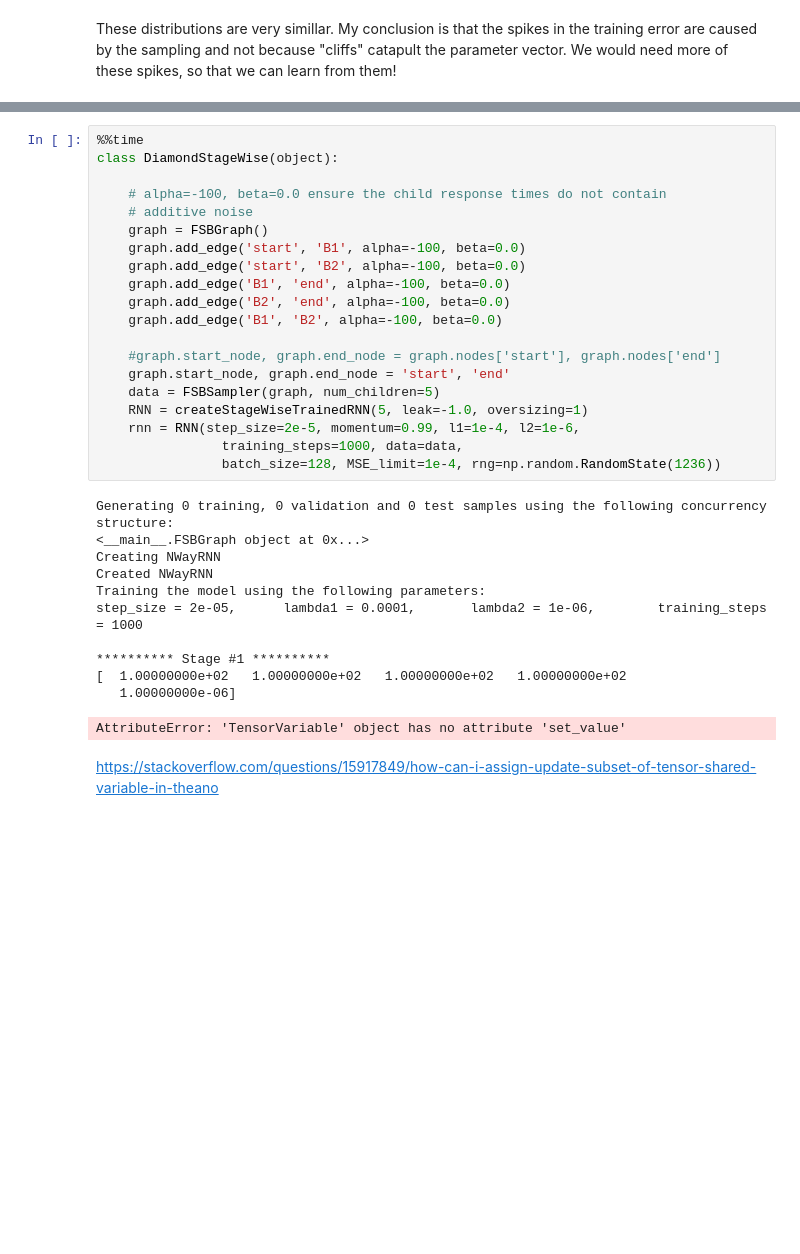
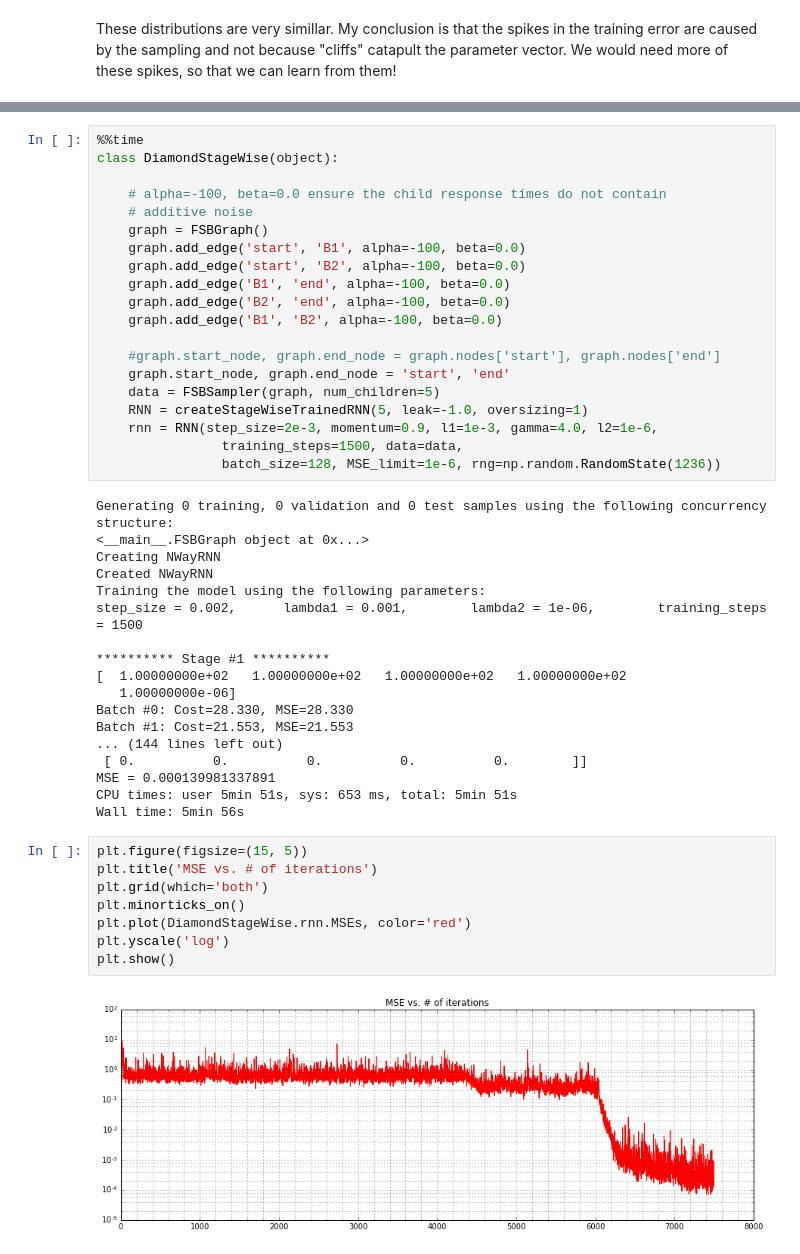
Before and after one commit to vadaszd/rsptime-simu, a Jupyter notebook: ReLU 02 - Improve optimization.ipynb, the cells around one changed output, grey strips where cells are left out. Saved outputs shown, nothing was run; the diff lists cells and outputs as text; blank space fills up the shorter version.

```diff
--- a/ReLU 02 - Improve optimization.ipynb
+++ b/ReLU 02 - Improve optimization.ipynb
@@ -826,20 +912,34 @@ class DiamondStageWise(object):
     graph.start_node, graph.end_node = 'start', 'end'
     data = FSBSampler(graph, num_children=5)
     RNN = createStageWiseTrainedRNN(5, leak=-1.0, oversizing=1)
-    rnn = RNN(step_size=2e-5, momentum=0.99, l1=1e-4, l2=1e-6,
-                training_steps=1000, data=data,
-                batch_size=128, MSE_limit=1e-4, rng=np.random.RandomState(1236))
+    rnn = RNN(step_size=2e-3, momentum=0.9, l1=1e-3, gamma=4.0, l2=1e-6,
+                training_steps=1500, data=data,
+                batch_size=128, MSE_limit=1e-6, rng=np.random.RandomState(1236))
 # %% [output]
 Generating 0 training, 0 validation and 0 test samples using the following concurrency structure:
 <__main__.FSBGraph object at 0x...>
 Creating NWayRNN
 Created NWayRNN
 Training the model using the following parameters:
-step_size = 2e-05,      lambda1 = 0.0001,       lambda2 = 1e-06,        training_steps = 1000
+step_size = 0.002,      lambda1 = 0.001,        lambda2 = 1e-06,        training_steps = 1500
 
 ********** Stage #1 **********
 [  1.00000000e+02   1.00000000e+02   1.00000000e+02   1.00000000e+02
    1.00000000e-06]
+Batch #0: Cost=28.330, MSE=28.330
+Batch #1: Cost=21.553, MSE=21.553
+... (144 lines left out)
+ [ 0.          0.          0.          0.          0.        ]]
+MSE = 0.000139981337891
+CPU times: user 5min 51s, sys: 653 ms, total: 5min 51s
+Wall time: 5min 56s
-AttributeError: 'TensorVariable' object has no attribute 'set_value'
-# %% [markdown]
-https://stackoverflow.com/questions/15917849/how-can-i-assign-update-subset-of-tensor-shared-variable-in-theano
+# %%
+plt.figure(figsize=(15, 5))
+plt.title('MSE vs. # of iterations')
+plt.grid(which='both')
+plt.minorticks_on()
+plt.plot(DiamondStageWise.rnn.MSEs, color='red')
+plt.yscale('log')
+plt.show()
+# %% [output]
+[figure, added]
```
Also changed, not shown: parts of 10 cells of this notebook.
